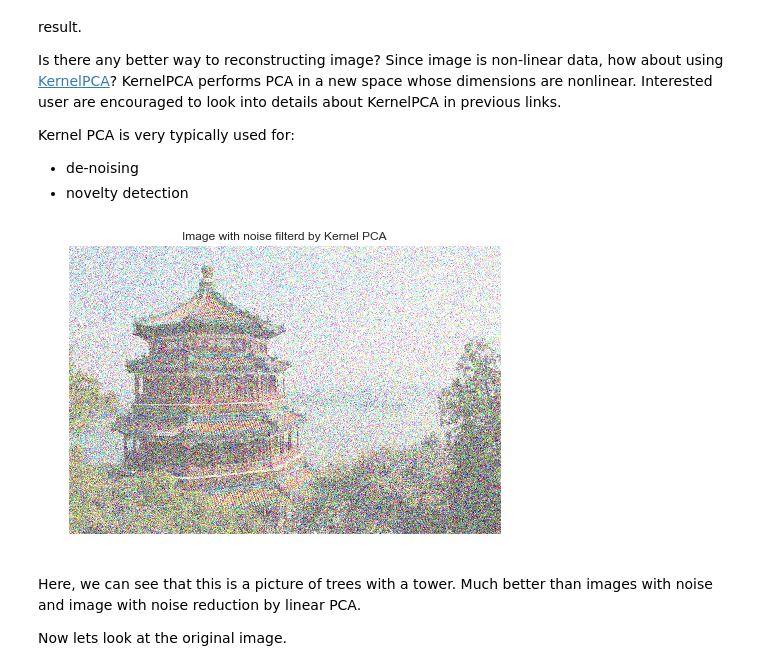
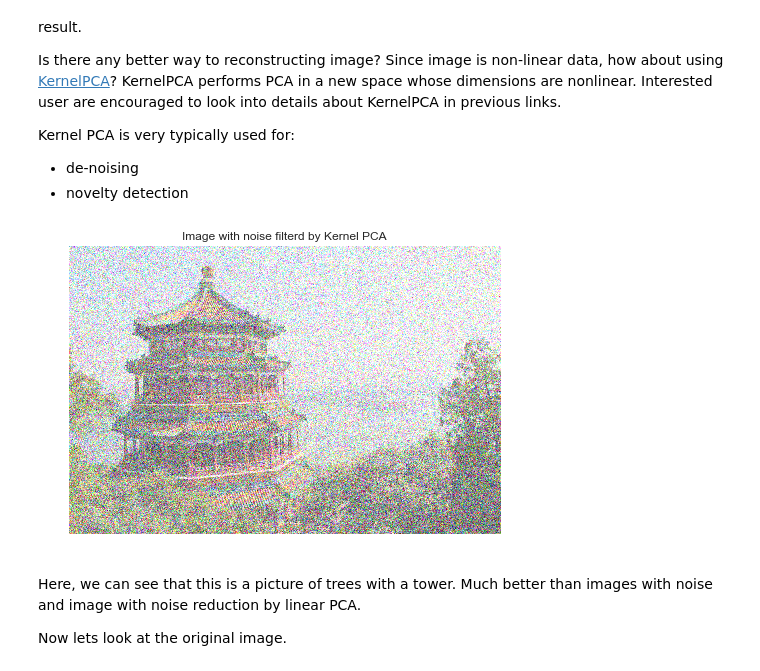
Before and after one commit to aloknsingh/ds_pca_deep_dive, a Jupyter notebook: notebooks/deep_dive_pca.ipynb, the cells around one changed output. Cells and saved outputs as stored; diff of their text form; code cells hidden in the pictures.

```diff
--- a/notebooks/deep_dive_pca.ipynb
+++ b/notebooks/deep_dive_pca.ipynb
@@ -720,26 +720,26 @@ Kernel PCA is very typically used for:
 # %%
 
 # create a kernel PCA transformer
 # -with inverse_transform so that we can reduce the noise
 # -gamma controls the strength of cohesiveness of two samples. higher gamma means not so much affected by noise.
 # -we will remove zero eigenvector
 # -we will let KernelPCA determine best number of dimensions
 
 kpca = KernelPCA(kernel="rbf", fit_inverse_transform=True, gamma=1000, remove_zero_eig = True, n_components = None)
 
-kpca = kpca.fit(china_norm_2d)
+kpca = kpca.fit(china_noisy_2d)
 
 kcomponents = kpca.transform(china_noisy_2d)
 
 # do inverse transform so as to filter our noise.
 kfiltered = kpca.inverse_transform(kcomponents)
 
 # get the 3D image from 2D versoin
 china_kfiltered = np.reshape(kfiltered, (w , h, d))
 
 plot_color_image(normalize_image(china_kfiltered), "Image with noise filterd by Kernel PCA")
 # %% [output]
-[figure, old version]
+[figure, new version]
 # %% [markdown]
 
 Here, we can see that this is a picture of trees with a tower. Much better than images with noise and image with noise reduction by linear PCA.
```
Also changed, not shown: parts of 3 cells of this notebook.
